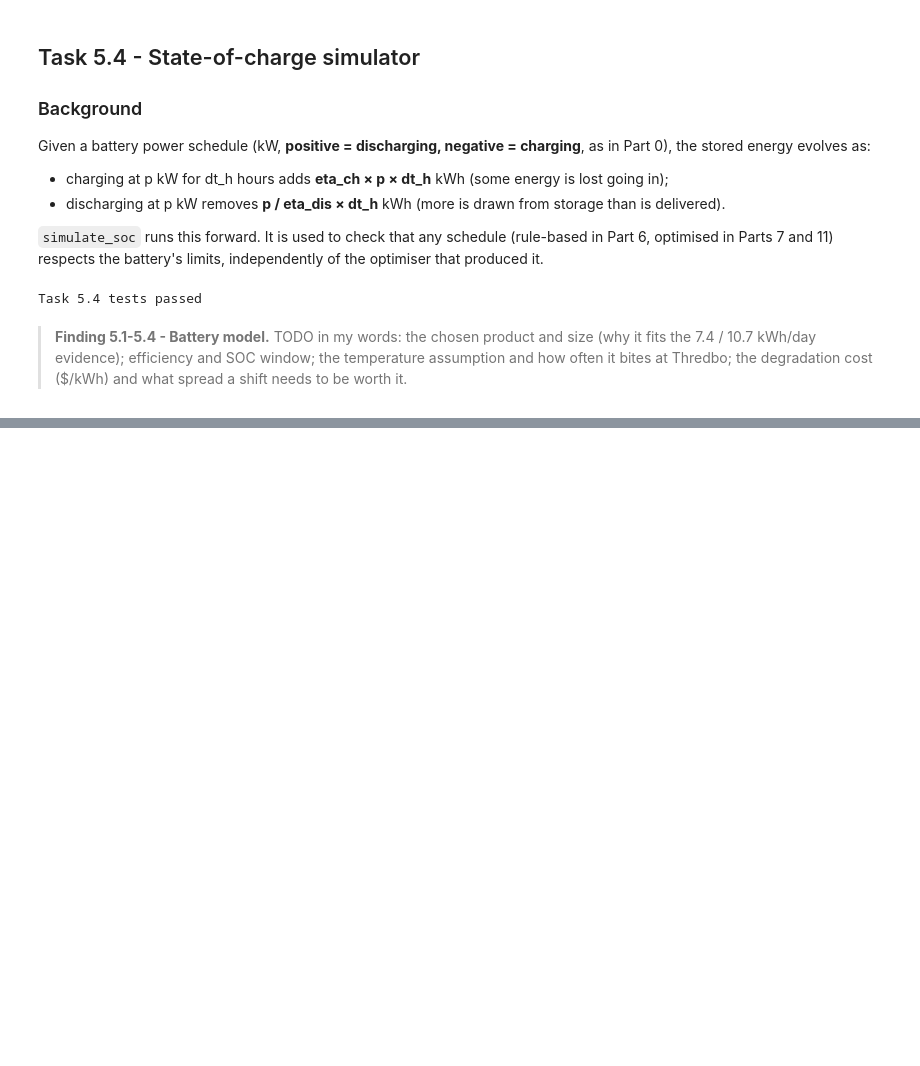
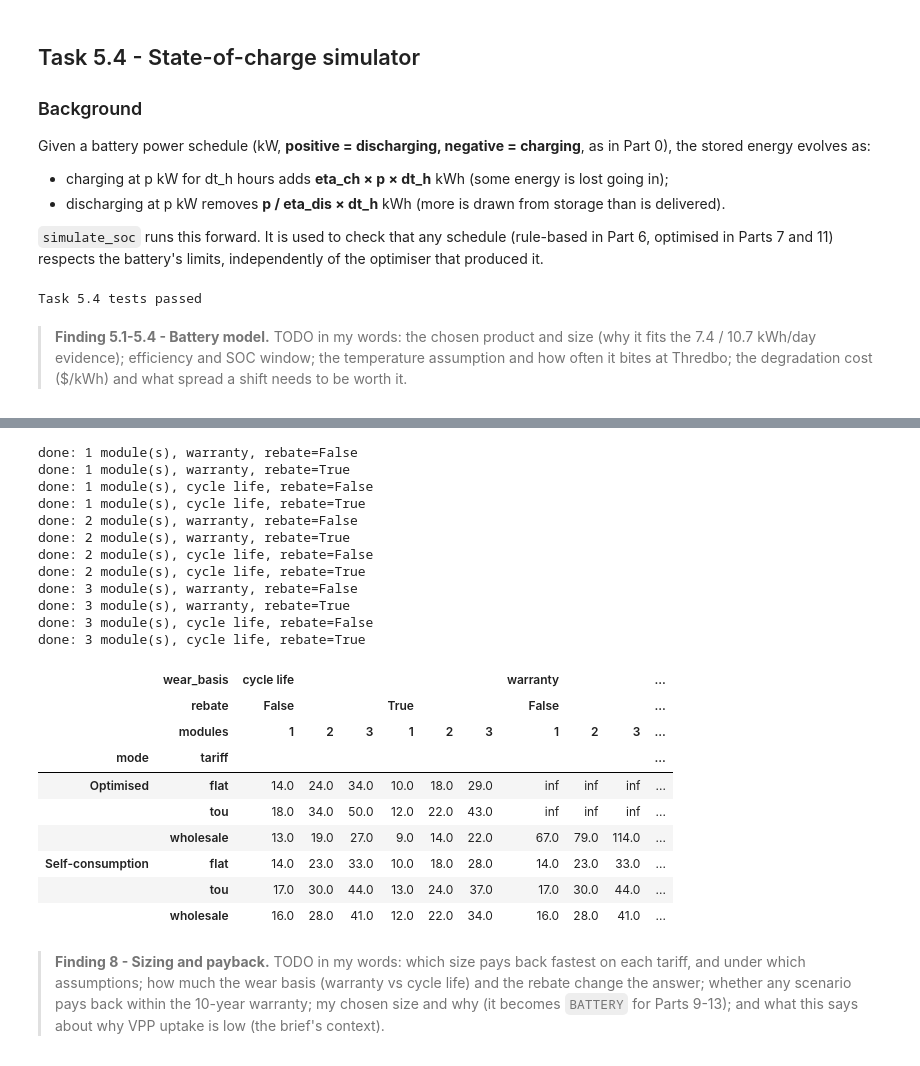
Before and after one commit to 7ayatibp/SOLA, a Jupyter notebook: SOLA4237_Assignment2.ipynb, the cells around one changed output, grey strips where cells are left out. Cells and saved outputs as stored; diff of their text form; code cells hidden in the pictures; blank space fills up the shorter version.

```diff
--- a/SOLA4237_Assignment2.ipynb
+++ b/SOLA4237_Assignment2.ipynb
@@ -1548,0 +2028,9 @@ Task 5.4 tests passed
+# %%
+# ---------- Sizing inputs (sources in Task 8.1) ----------
+MODULE_KWH = 7.8                    # usable kWh per Sigen 8 kWh module
+MODULE_KW = 4.0                     # max charge/discharge per module
+CONTROLLER_KW = 5.0                 # single-phase energy controller limit (SigenStor SP 16: 5 kW)
+COST_PER_KWH = 1000.0               # installed, before rebate, $/usable kWh
+WARRANTY_KWH_PER_MODULE = 23_770    # minimum throughput to end of warranty (70%)
+CYCLE_LIFE_DATASHEET = 10_000       # datasheet cycle life (optimistic)
+REBATE_PER_KWH, REBATE_CAP_KWH = 250.0, 14.0   # federal rebate, first 14 kWh
@@ -1548,0 +2092,58 @@ Task 5.4 tests passed
+# %%
+RERUN_SWEEP = False
+SWEEP_FILE = PRICE_DIR / "results" / "sizing.csv"
+SCENARIOS = [(n, w, r) for n in (1, 2, 3) for w in ("warranty", "cycle life") for r in (False, True)]
+
+def run_sweep() -> pd.DataFrame:
+    rows = []
+    nobatt = {t: results[("No battery", t)]["bill"] for t in TARIFFS}
+    for n, wear, rebate in SCENARIOS:
+        spec = sigen_spec(n, wear, rebate)
+        deg = degradation_cost_per_kwh(spec)
+        sc = self_consumption_dispatch(load2, pv2, temp2, spec)
+        for t in TARIFFS:
+            o = optimise_year(load2, pv2, prices[f"{t}_imp"], prices[f"{t}_exp"], temp2, spec, deg_cost=deg, **switches)
+            assert max(check_schedule(o, load2, pv2, temp2, spec).values()) < 1e-3
+            fee = VPP_FEE_PER_MONTH if t == "wholesale" else 0.0
+            for mode, grid, dis in [("Self-consumption", load2 - pv2 - sc, sc.clip(lower=0)),
+                                    ("Optimised", o.import_kW - o.export_kW, o.discharge_kW)]:
+                bill = annual_bill(grid, prices[f"{t}_imp"], prices[f"{t}_exp"], fee_per_month=fee if mode == "Optimised" else 0.0)
+                rows.append(dict(modules=n, usable_kWh=spec.usable_kWh, wear_basis=wear, rebate=rebate, tariff=t, mode=mode,
+                                 capex=spec.capex_aud, deg_cost=deg, bill=bill, saving=nobatt[t] - bill,
+                                 cycles=dis.sum() * DT_H / spec.usable_kWh))
+        print(f"done: {n} module(s), {wear}, rebate={rebate}")
+    return pd.DataFrame(rows)
+
+if SWEEP_FILE.exists() and not RERUN_SWEEP:
+    sweep = pd.read_csv(SWEEP_FILE)
+    print(f"Loaded cached sweep ({len(sweep)} rows) from {SWEEP_FILE.name}")
+else:
+    sweep = run_sweep()
+    SWEEP_FILE.parent.mkdir(parents=True, exist_ok=True)
+    sweep.to_csv(SWEEP_FILE, index=False)
+sweep["payback_years"] = [simple_payback(c, s) for c, s in zip(sweep.capex, sweep.saving)]
+sweep["years_to_warranty_throughput"] = (WARRANTY_KWH_PER_MODULE / MODULE_KWH) / sweep.cycles.replace(0, np.nan)
+sweep.pivot_table(index=["mode", "tariff"], columns=["wear_basis", "rebate", "modules"], values="payback_years").round(0)
+# %% [output]
+done: 1 module(s), warranty, rebate=False
+done: 1 module(s), warranty, rebate=True
+done: 1 module(s), cycle life, rebate=False
+done: 1 module(s), cycle life, rebate=True
+done: 2 module(s), warranty, rebate=False
+done: 2 module(s), warranty, rebate=True
+done: 2 module(s), cycle life, rebate=False
+done: 2 module(s), cycle life, rebate=True
+done: 3 module(s), warranty, rebate=False
+done: 3 module(s), warranty, rebate=True
+done: 3 module(s), cycle life, rebate=False
+done: 3 module(s), cycle life, rebate=True
+|  | wear_basis | cycle life |  |  |  |  |  | warranty |  |  | ... |
+|  | rebate | False |  |  | True |  |  | False |  |  | ... |
+|  | modules | 1 | 2 | 3 | 1 | 2 | 3 | 1 | 2 | 3 | ... |
+| mode | tariff |  |  |  |  |  |  |  |  |  | ... |
+| Optimised | flat | 14.0 | 24.0 | 34.0 | 10.0 | 18.0 | 29.0 | inf | inf | inf | ... |
+|  | tou | 18.0 | 34.0 | 50.0 | 12.0 | 22.0 | 43.0 | inf | inf | inf | ... |
+|  | wholesale | 13.0 | 19.0 | 27.0 | 9.0 | 14.0 | 22.0 | 67.0 | 79.0 | 114.0 | ... |
+| Self-consumption | flat | 14.0 | 23.0 | 33.0 | 10.0 | 18.0 | 28.0 | 14.0 | 23.0 | 33.0 | ... |
+|  | tou | 17.0 | 30.0 | 44.0 | 13.0 | 24.0 | 37.0 | 17.0 | 30.0 | 44.0 | ... |
+|  | wholesale | 16.0 | 28.0 | 41.0 | 12.0 | 22.0 | 34.0 | 16.0 | 28.0 | 41.0 | ... |
@@ -1548,0 +2170,2 @@ Task 5.4 tests passed
+# %% [markdown]
+> **Finding 8 - Sizing and payback.** TODO in my words: which size pays back fastest on each tariff, and under which assumptions; how much the wear basis (warranty vs cycle life) and the rebate change the answer; whether any scenario pays back within the 10-year warranty; my chosen size and why (it becomes `BATTERY` for Parts 9-13); and what this says about why VPP uptake is low (the brief's context).
```
Also changed, not shown: parts of 63 cells of this notebook, 10 other files.
